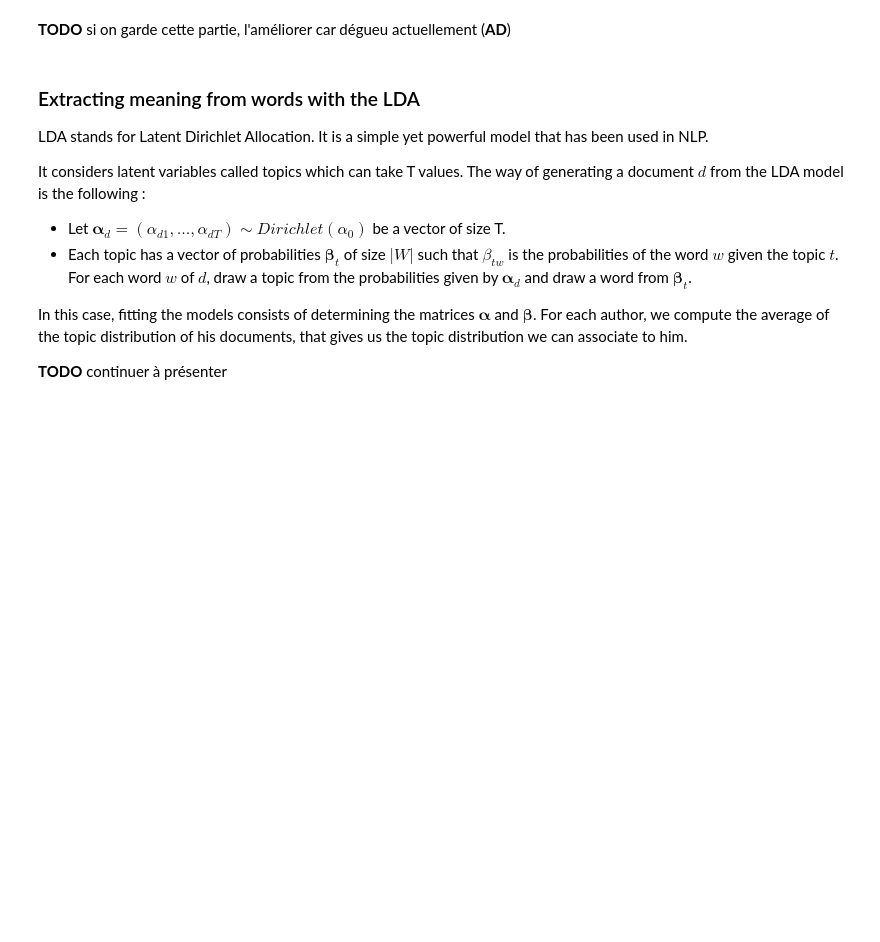
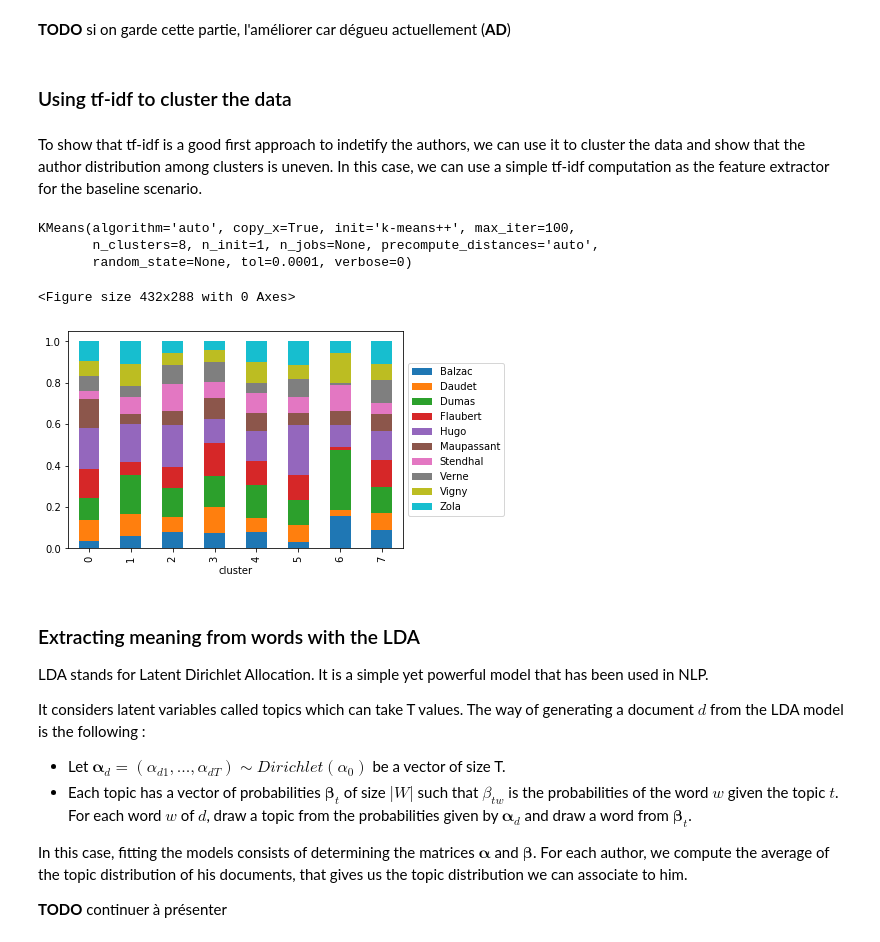
Before and after one commit to avouacr/who-wrote-this, a Jupyter notebook: Project_French_author_classification.ipynb, the cells around one changed output. Drawn from its saved outputs; the diff is of its cells as text; code cells hidden in the pictures; blank space fills up the shorter version.

Commit message:
added tfidf kmeans in notebook

```diff
--- a/Project_French_author_classification.ipynb
+++ b/Project_French_author_classification.ipynb
@@ -205,3 +206,7 @@ df = df.assign(numberOfSentences = l_nof, wordCount = l_wordcount, meanWordLengt
                wordsWithPunctuationPercentage = l_wordsWithPunctuationPercentage)
 
 df.head()
+# %% [markdown]
+### Using tf-idf to cluster the data
+# %% [markdown]
+To show that tf-idf is a good first approach to indetify the authors, we can use it to cluster the data and show that the author distribution among clusters is uneven. In this case, we can use a simple tf-idf computation as the feature extractor for the baseline scenario.
@@ -207,0 +215,14 @@ df.head()
+# %%
+from sklearn.feature_extraction.text import TfidfVectorizer
+from sklearn.cluster import KMeans
+import matplotlib.pyplot as plt
+%matplotlib inline
+
+vectorizer = TfidfVectorizer()
+X = vectorizer.fit_transform(df_2.tokenized)
+model = KMeans(n_clusters=8, init='k-means++', max_iter=100, n_init=1)
+model.fit(X)
+# %% [output]
+KMeans(algorithm='auto', copy_x=True, init='k-means++', max_iter=100,
+       n_clusters=8, n_init=1, n_jobs=None, precompute_distances='auto',
+       random_state=None, tol=0.0001, verbose=0)
@@ -208,3 +235,11 @@ df.head()
+# %%
+f = plt.figure()
+df_cluster_author.T.plot(kind='bar', stacked=True)
+plt.legend(loc='center left', bbox_to_anchor=(1.0, 0.5))
+plt.show()
+# %% [output]
+<Figure size 432x288 with 0 Axes>
+[figure, added]
 # %% [markdown]
 ### Extracting meaning from words with the LDA
 
```
Also changed, not shown: parts of 3 cells of this notebook, 1 other file.
